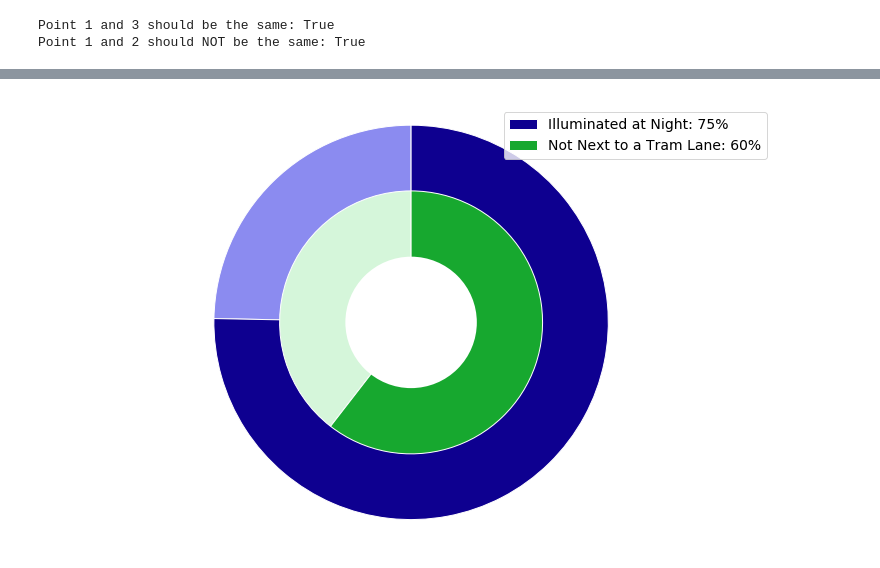
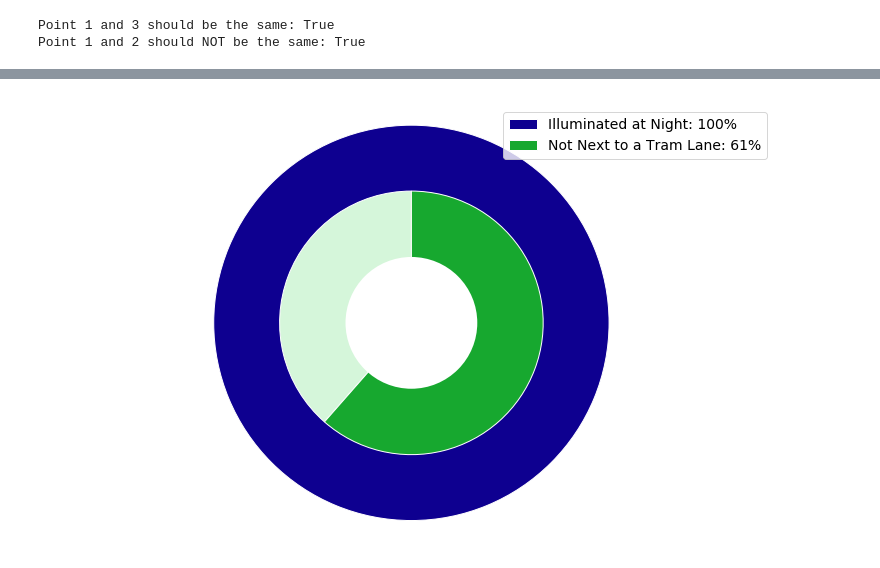
Before and after one commit to ClimathonHeidelberg/attractive-cyclist, a Jupyter notebook: Route_Statistics.ipynb, the cells around one changed output, grey strips where cells are left out. Drawn from its saved outputs; the diff is of its cells as text; code cells hidden in the pictures.

Commit message:
Extend statistics notebook to shortest/fastest routes, fix some bugs in it

```diff
--- a/Route_Statistics.ipynb
+++ b/Route_Statistics.ipynb
@@ -6,5 +7,9 @@ import matplotlib.pyplot as plt
 ### Load the data:
 # %%
 route_file = "basic_route.geojson"
+notram_route_file = "data/bike_buddy_notram.geojson"
+illumination_route_file = "data/bike_buddy_illumination.geojson"
 illumination_file = "data/illuminated_area_geogr.geojson"
 tram_file = "data/tram_area_geogr.geojson"
+fastest_route_file = "data/bike_buddy_fastest.geojson"
+shortest_route_file = "data/bike_buddy_shortest.geojson"
@@ -80,7 +101,7 @@ tram_coordinates
 # %% [markdown]
 ### Define a function that decides whether two points are virtually the same:
 # %%
-def isApproxSamePoint(point1, point2, long_epsilon = 0.0005, lat_epsilon = 0.0005):
+def isApproxSamePoint(point1, point2, long_epsilon = 0.005, lat_epsilon = 0.005):
     return (abs(point1[0] - point2[0]) < long_epsilon) and (abs(point1[1] - point2[1]) < lat_epsilon)
 
 #Basic test
@@ -125 +118,4 @@ tram_coordinates
+# %%
+def euclid_distance(p1, p2):
+    return sqrt( ((p1[0]-p2[0])**2)+((p1[1]-p2[1])**2))*100
 # %% [markdown]
@@ -135,28 +131,52 @@ font = {'family': 'serif',
         'weight': 'bold',
         'size': 14,
         }
-plt.figure(figsize=(13,8))
-#plt.text(5.5, illu_pos-1,
-#         ,
-#         horizontalalignment='center', verticalalignment='center',
-#        fontdict=font)
-#plt.text(4.5, tram_pos-1,
-#         ,
-#         horizontalalignment='center', verticalalignment='center',
-#        fontdict=font)
-patch1, text1 = plt.pie([len(route_json['coordinates']) - illu_intersect_count, illu_intersect_count],
-       radius = illu_pos, startangle = 90, colors = ['#8B8BF0', '#0E0090'],
-        wedgeprops={"edgecolor": "white", 'linewidth': 1}
-       )
-patch2, text2 = plt.pie([tram_intersect_count, len(route_json['coordinates']) - tram_intersect_count],
-       radius = tram_pos, startangle = 90, colors = ['#d5f6da', '#17A82F'],
-        wedgeprops={"edgecolor": "white", 'linewidth': 1}
-       )
-labels = ["{}: {:.0f}%".format(illuminated_label, illu_intersect_count/len(route_json['coordinates']) * 100),
-          "{}: {:.0f}%".format(no_tram_label,100 - tram_intersect_count/len(route_json['coordinates']) * 100)]
-plt.legend([patch1[1], patch2[1]], labels, loc='upper right', prop={'size':14})
-plt.axis("equal")
-circle = plt.Circle(xy=(0, 0), radius=2, facecolor='white')
-plt.gca().add_artist(circle)
-plt.savefig("route_piechart.png");
+
+for route, name in [(route_json, "Basic_Dummy_Route"),
+                    (notram_route_json, "No_Tram_Route"),
+                    (illumination_route_json, "Illumination_Route"),
+                    (fastest_route_json,"Fastest Route"),
+                    (shortest_route_json, "Shortest Route")]:
+    plt.figure(figsize=(13,8))
+
+    #Calculate Distances
+    distances = [euclid_distance(p1, p2) for p1, p2 in zip(route['coordinates'],
+                                                            route['coordinates'][1:])]
+
+    #Calculate Boolean Array of Intersections
+    illu_intersect = [any(isApproxSamePoint(route_point, illuminate_point,
+                                                     long_epsilon = 0.00075, lat_epsilon = 0.00075)
+     for illuminate_point in illumination_coordinates)
+     for route_point in route['coordinates'][1:]]
+
+    tram_intersect = [any(isApproxSamePoint(route_point, tram_point,
+                                                     long_epsilon = 0.0005, lat_epsilon = 0.0005)
+     for tram_point in tram_coordinates)
+     for route_point in route['coordinates'][1:]]
+
+    #Now sum the distances of both the intersecting parts and the non-intersecting parts
+    illu_intersect_sum = sum([val for val, doesIntersect in zip(distances, illu_intersect) if doesIntersect])
+    illu_non_intersect_sum = sum([val for val, doesIntersect in zip(distances, illu_intersect) if not doesIntersect])
+
+    tram_intersect_sum = sum([val for val, doesIntersect in zip(distances, tram_intersect) if doesIntersect])
+    tram_non_intersect_sum = sum([val for val, doesIntersect in zip(distances, tram_intersect) if not doesIntersect])
+
+
+    print(name)
+    patch1, text1 = plt.pie([illu_non_intersect_sum, illu_intersect_sum],
+           radius = illu_pos, startangle = 90, colors = ['#8B8BF0', '#0E0090'],
+            wedgeprops={"edgecolor": "white", 'linewidth': 1}
+           )
+    patch2, text2 = plt.pie([tram_intersect_sum, tram_non_intersect_sum],
+           radius = tram_pos, startangle = 90, colors = ['#d5f6da', '#17A82F'],
+            wedgeprops={"edgecolor": "white", 'linewidth': 1}
+           )
+    labels = ["{}: {:.0f}%".format(illuminated_label, illu_intersect_sum/(illu_intersect_sum+illu_non_intersect_sum) * 100),
+              "{}: {:.0f}%".format(no_tram_label,tram_non_intersect_sum/(tram_non_intersect_sum+tram_intersect_sum) * 100)]
+    plt.legend([patch1[1], patch2[1]], labels, loc='upper right', prop={'size':14})
+    plt.axis("equal")
+    circle = plt.Circle(xy=(0, 0), radius=2, facecolor='white')
+    plt.gca().add_artist(circle)
+    plt.savefig("figures/{}_piechart.png".format(name))
+    plt.show()
 # %% [output]
@@ -163 +184 @@ plt.savefig("route_piechart.png");
-[figure, old version]
+[figure, new version]
```
Also changed, not shown: parts of 9 cells of this notebook, 7 other files.
